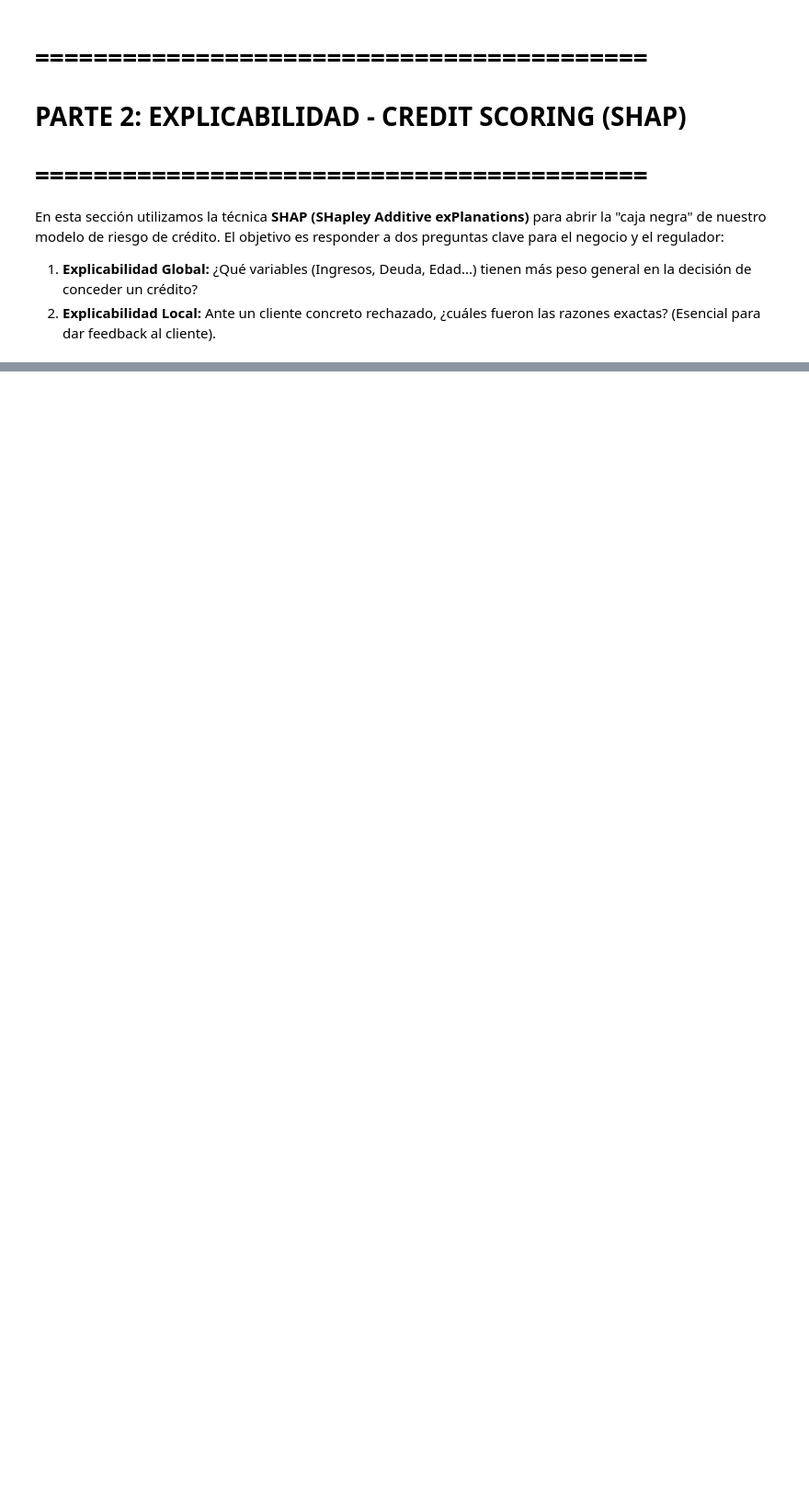
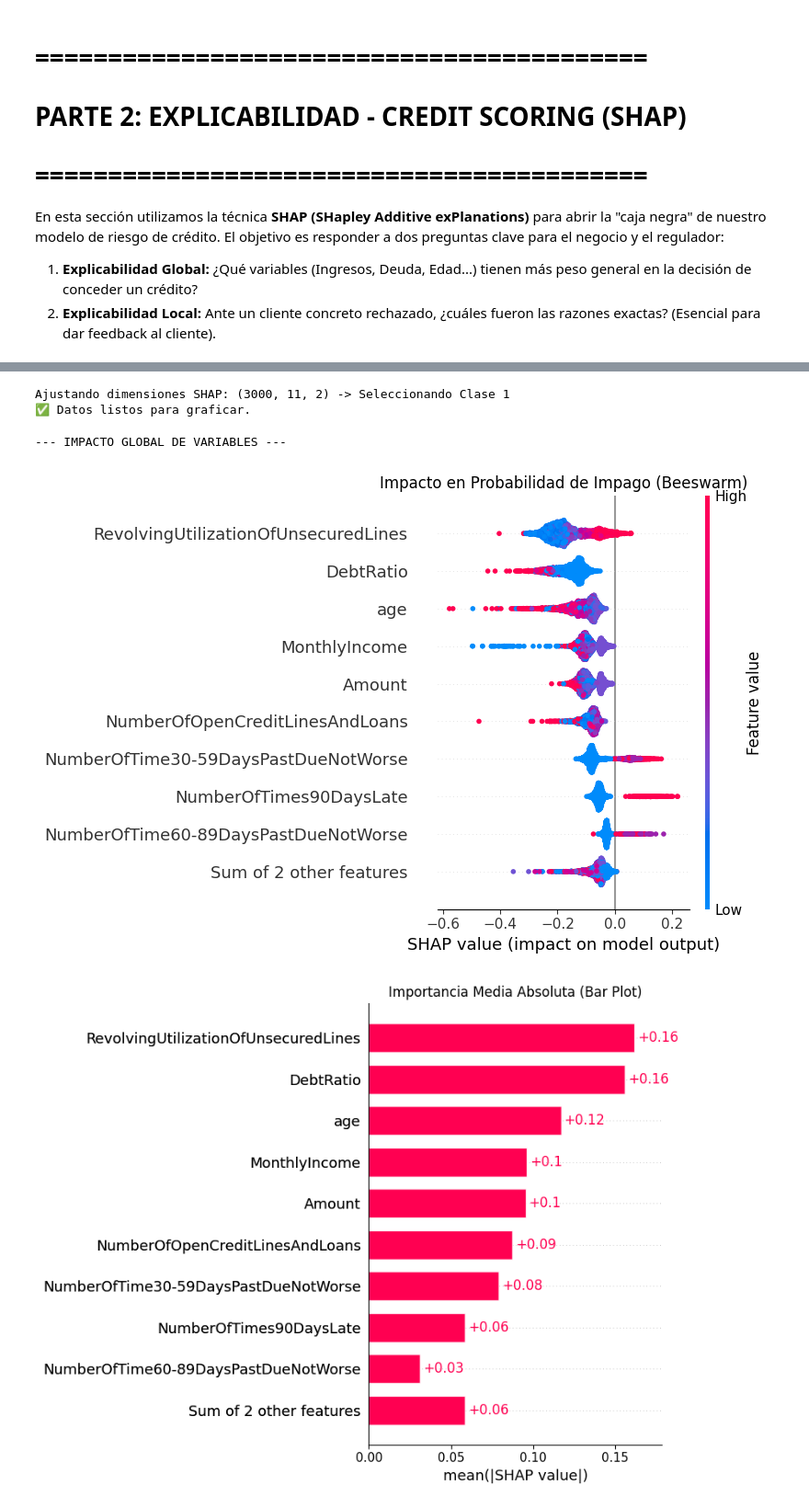
Before and after one commit to AlejandroJB18/tfg_info_deteccion_fraude, a Jupyter notebook: notebooks/xai.ipynb, the cells around one changed output, grey strips where cells are left out. Shown at 92% size. Cells and saved outputs as stored; diff of their text form; code cells hidden in the pictures; blank space fills up the shorter version.

```diff
--- a/notebooks/xai.ipynb
+++ b/notebooks/xai.ipynb
@@ -268,0 +184,8 @@ Desglose de la decisión:
+# %%
+# 3. Calcular SHAP Values (Usando una muestra para no saturar la RAM)
+# Seleccionamos 300 muestras para las gráficas globales
+X_shap_sample = X_test.sample(3000, random_state=42)
+
+print("Calculando explicaciones (esto tarda un poco con RF)...")
+# LA CLAVE: Llamar al explainer como función devuelve un objeto 'Explanation' completo
+shap_values_obj = explainer(X_shap_sample)
@@ -268,0 +194,34 @@ Desglose de la decisión:
+# %%
+# CORRECCIÓN DE DIMENSIONES PARA RANDOM FOREST
+# Random Forest devuelve dimensiones (n_samples, n_features, n_classes).
+# Queremos solo la dimensión de la Clase 1 (Riesgo de Impago).
+# Si el shape tiene 3 dimensiones, hacemos el slicing [:, :, 1]
+if len(shap_values_obj.shape) == 3:
+    print(f"Ajustando dimensiones SHAP: {shap_values_obj.shape} -> Seleccionando Clase 1")
+    shap_values_target = shap_values_obj[:, :, 1]
+else:
+    shap_values_target = shap_values_obj
+
+print("✅ Datos listos para graficar.")
+# %% [output]
+Ajustando dimensiones SHAP: (3000, 11, 2) -> Seleccionando Clase 1
+✅ Datos listos para graficar.
+# %%
+print("\n--- IMPACTO GLOBAL DE VARIABLES ---")
+
+plt.figure(figsize=(10, 6))
+plt.title("Impacto en Probabilidad de Impago (Beeswarm)")
+# beeswarm maneja automáticamente el objeto Explanation
+shap.plots.beeswarm(shap_values_target, show=False)
+plt.tight_layout()
+plt.show()
+
+plt.figure(figsize=(10, 6))
+plt.title("Importancia Media Absoluta (Bar Plot)")
+shap.plots.bar(shap_values_target, show=False)
+plt.tight_layout()
+plt.show()
+# %% [output]
+--- IMPACTO GLOBAL DE VARIABLES ---
+[figure, added]
+[figure, added]
```
Also changed, not shown: parts of 11 cells of this notebook, 6 other files.
